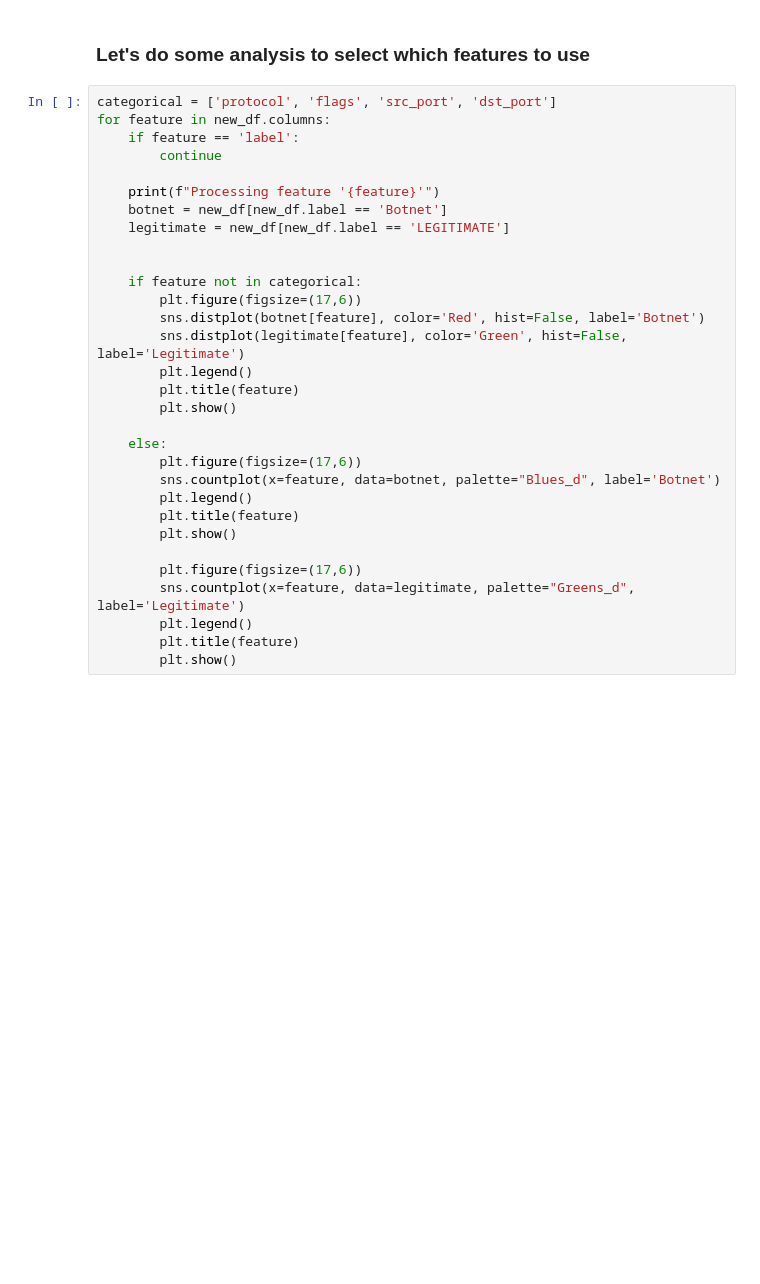
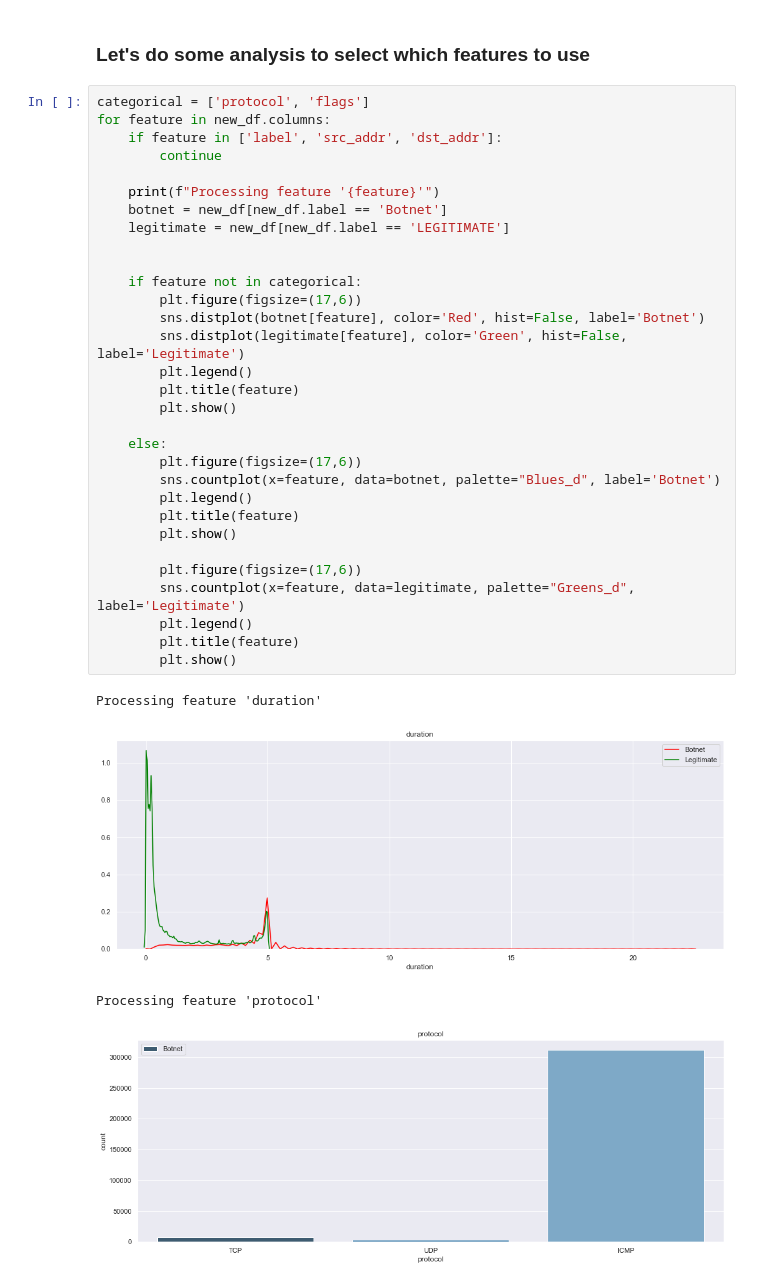
Before and after one commit to benhe119/Cyber-data-analytics_TUDelft, a Jupyter notebook: lab3/notebooks/Flow_classification_task.ipynb, the cells around one changed output. Cells and saved outputs as stored; diff of their text form; blank space fills up the shorter version.

```diff
--- a/lab3/notebooks/Flow_classification_task.ipynb
+++ b/lab3/notebooks/Flow_classification_task.ipynb
@@ -79,33 +77,38 @@ labels = data_df.label.map({
 # %% [markdown]
 ### Let's do some analysis to select which features to use
 # %%
-categorical = ['protocol', 'flags', 'src_port', 'dst_port']
+categorical = ['protocol', 'flags']
 for feature in new_df.columns:
-    if feature == 'label':
+    if feature in ['label', 'src_addr', 'dst_addr']:
         continue
 
     print(f"Processing feature '{feature}'")
     botnet = new_df[new_df.label == 'Botnet']
     legitimate = new_df[new_df.label == 'LEGITIMATE']
 
 
     if feature not in categorical:
         plt.figure(figsize=(17,6))
         sns.distplot(botnet[feature], color='Red', hist=False, label='Botnet')
         sns.distplot(legitimate[feature], color='Green', hist=False, label='Legitimate')
         plt.legend()
         plt.title(feature)
         plt.show()
 
     else:
         plt.figure(figsize=(17,6))
         sns.countplot(x=feature, data=botnet, palette="Blues_d", label='Botnet')
         plt.legend()
         plt.title(feature)
         plt.show()
 
         plt.figure(figsize=(17,6))
         sns.countplot(x=feature, data=legitimate, palette="Greens_d", label='Legitimate')
         plt.legend()
         plt.title(feature)
         plt.show()
+# %% [output]
+Processing feature 'duration'
+[figure, added]
+Processing feature 'protocol'
+[figure, added]
```
Also changed, not shown: parts of 34 cells of this notebook, 2 other files.
